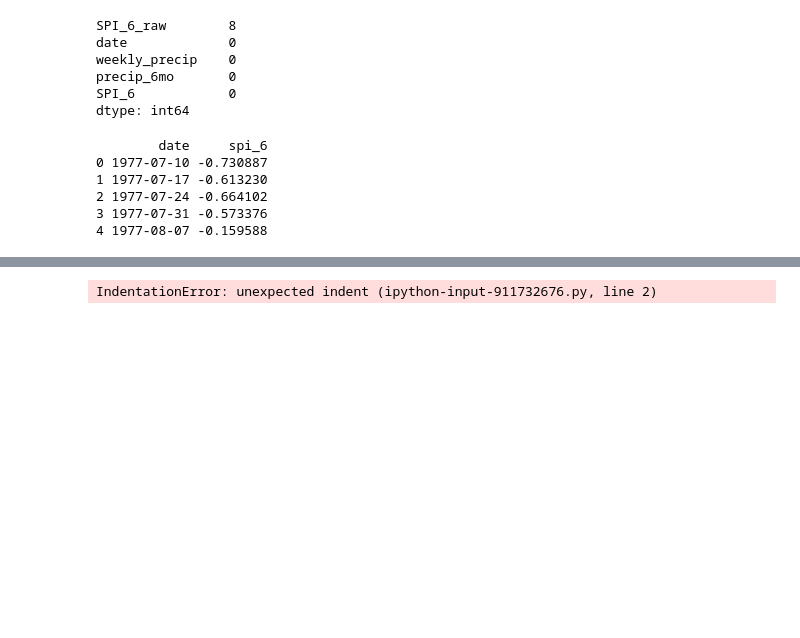
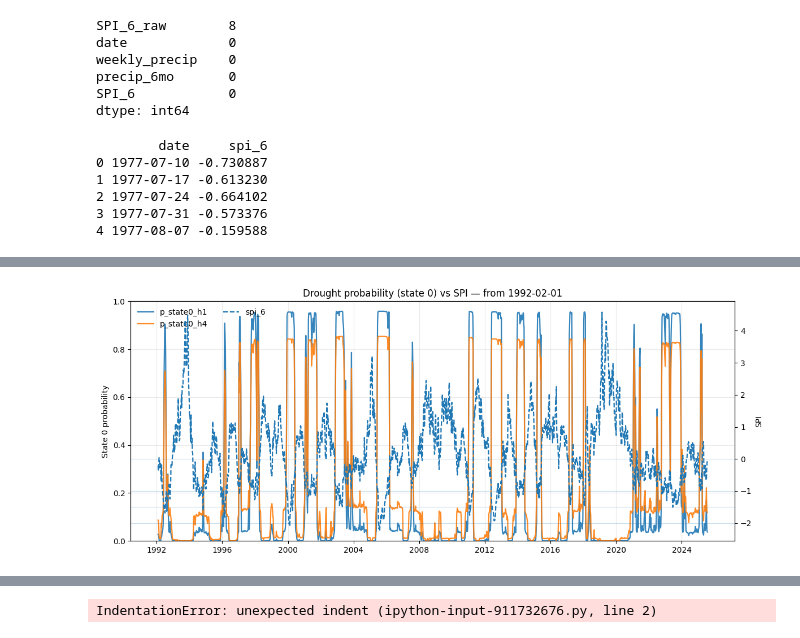
Before and after one commit to anajaz/Incorporating-HMM-for-drough-probability-into-a-LSTM-for-corn-price-prediction, a Jupyter notebook: HMM.ipynb, the cells around one changed output, grey strips where cells are left out. Saved outputs shown, nothing was run; the diff lists cells and outputs as text; code cells hidden in the pictures; blank space fills up the shorter version.

```diff
--- a/HMM.ipynb
+++ b/HMM.ipynb
@@ -421,3 +461,80 @@ plot_spi_with_bands(weekly_SPI, date_col="date", spi_col="SPI_6",
+# %%
+import pandas as pd
+import matplotlib.pyplot as plt
+
+def plot_drought_prob_and_spi(
+    results: pd.DataFrame,
+    date_col: str = "date",
+    spi_col: str = "spi_6",
+    prob_cols: tuple[str, ...] = ("p_state0_h1", "p_state0_h4"),
+    start_date: str = "1992-02-01",
+    figsize=(12, 5)
+):
+    """
+    Line chart of state-0 probabilities and SPI on the same figure.
+    - Left y-axis: probabilities (0..1)
+    - Right y-axis: SPI values
+    - Filters data to dates >= start_date
+    """
+    df = results.copy()
+
+    # Ensure datetime index for filtering/plotting
+    if date_col in df.columns:
+        df[date_col] = pd.to_datetime(df[date_col])
+        df = df.sort_values(date_col).set_index(date_col)
+    elif not isinstance(df.index, pd.DatetimeIndex):
+        raise ValueError("Provide a datetime 'date' column or index must be a DatetimeIndex.")
+
+    # Keep only needed cols that exist
+    avail_probs = [c for c in prob_cols if c in df.columns]
+    needed = [spi_col] + avail_probs
+    missing = [c for c in [spi_col] + list(prob_cols) if c not in df.columns]
+    if spi_col not in df.columns:
+        raise KeyError(f"Missing SPI column: {spi_col}")
+    if not avail_probs:
+        raise KeyError(f"None of the probability columns found: {prob_cols}")
+    if missing:
+        print(f"Note: missing columns not plotted: {missing}")
+
+    plot_df = df.loc[df.index >= pd.to_datetime(start_date), needed].copy()
+
+    fig, ax_prob = plt.subplots(figsize=figsize)
+
+    # Plot probabilities (left axis)
+    handles = []
+    labels = []
+    for i, c in enumerate(avail_probs):
+        (ln,) = ax_prob.plot(plot_df.index, plot_df[c], lw=1.6, alpha=0.9, label=c)
+        handles.append(ln); labels.append(c)
+
+    ax_prob.set_ylabel("State 0 probability")
+    ax_prob.set_ylim(0, 1)
+    ax_prob.grid(True, which="major", axis="both", alpha=0.25)
+
+    # SPI on right axis
+    ax_spi = ax_prob.twinx()
+    (ln_spi,) = ax_spi.plot(plot_df.index, plot_df[spi_col], lw=1.6, linestyle="--", label=spi_col)
+    ax_spi.set_ylabel("SPI")
+    # Light guides for common SPI categories
+    for y in [0.0, -1.0, -1.5, -2.0]:
+        ax_spi.axhline(y=y, lw=0.8, alpha=0.25)
+
+    # Legend (combine both axes)
+    handles2, labels2 = ax_spi.get_legend_handles_labels()
+    handles_all = handles + handles2
+    labels_all  = labels + labels2
+    ax_prob.legend(handles_all, labels_all, loc="upper left", frameon=False, ncol=2)
+
+    title_probs = ", ".join(avail_probs)
+    ax_prob.set_title(f"Drought probability (state 0) vs SPI — from {pd.to_datetime(start_date).date()}")
+
+    fig.tight_layout()
+    plt.show()
+
+# ---- usage ----
+plot_drought_prob_and_spi(results)
+# %% [output]
+[figure, added]
 # %%
 import pandas as pd
 import numpy as np
```
Also changed, not shown: parts of 8 cells of this notebook.
